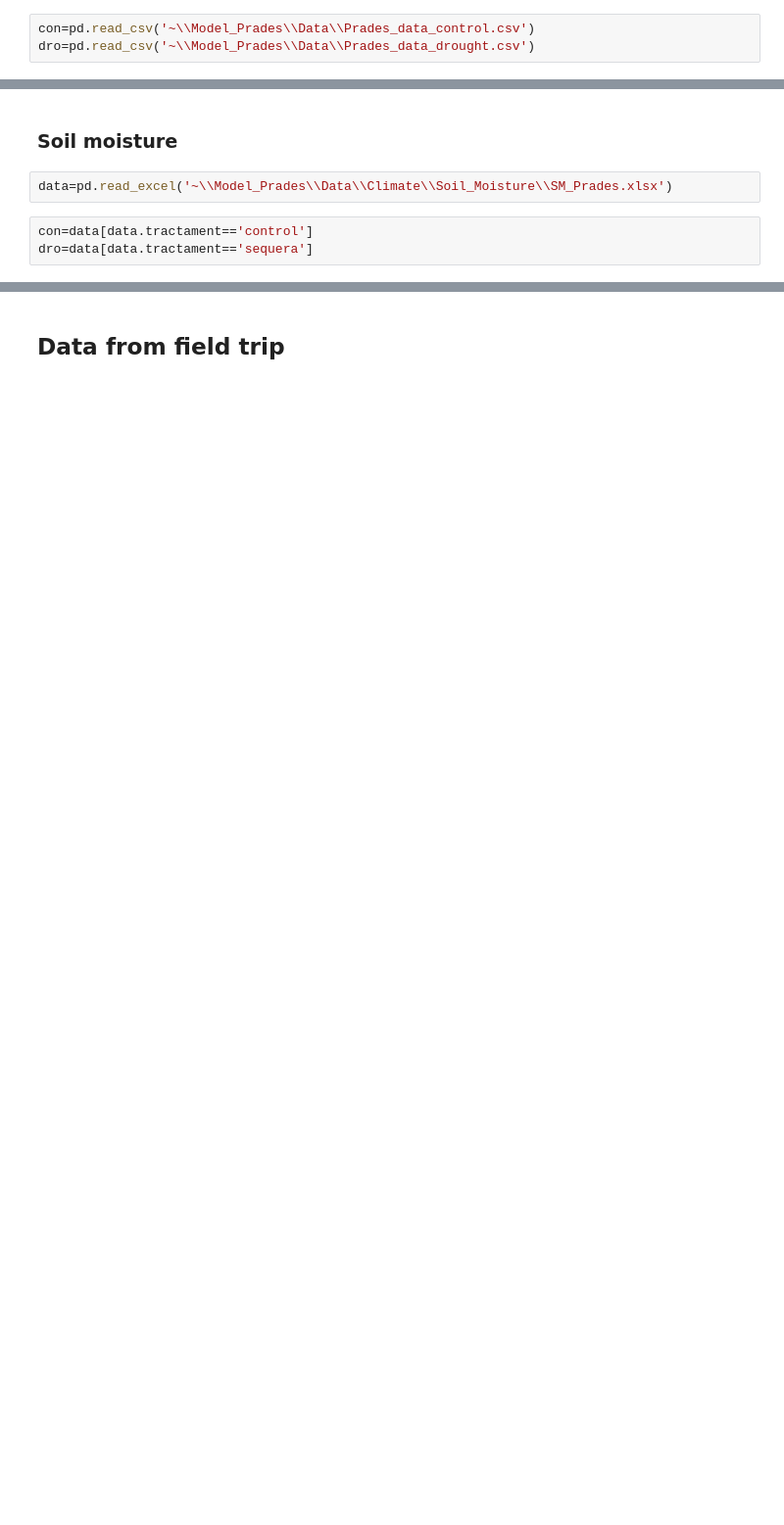
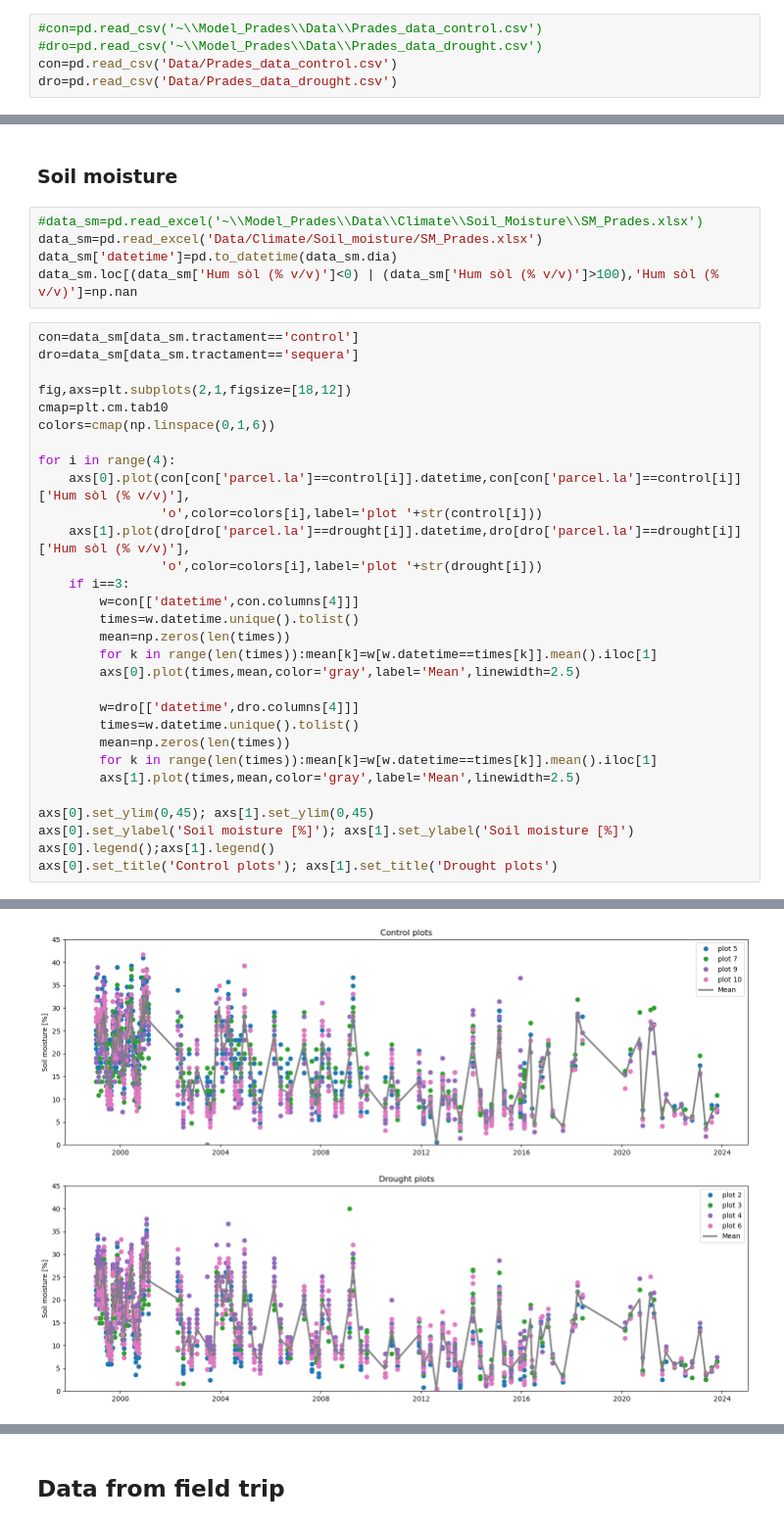
Before and after one commit to Emunozho/Model_Prades, a Jupyter notebook: Pre_analysis.ipynb, the cells around one changed output, grey strips where cells are left out. Shown at 98% size. Cells and saved outputs as stored; diff of their text form; blank space fills up the shorter version.

```diff
--- a/Pre_analysis.ipynb
+++ b/Pre_analysis.ipynb
@@ -12,8 +14,10 @@ drought=[2,3,4,6]
 # %% [markdown]
 ### Carbon stocks
 # %%
-con=pd.read_csv('~\\Model_Prades\\Data\\Prades_data_control.csv')
-dro=pd.read_csv('~\\Model_Prades\\Data\\Prades_data_drought.csv')
+#con=pd.read_csv('~\\Model_Prades\\Data\\Prades_data_control.csv')
+#dro=pd.read_csv('~\\Model_Prades\\Data\\Prades_data_drought.csv')
+con=pd.read_csv('Data/Prades_data_control.csv')
+dro=pd.read_csv('Data/Prades_data_drought.csv')
 # %%
 linestyle=['solid','dotted','dashed','dashdot']
 cmap=plt.cm.tab10
@@ -125,7 +162,38 @@ Text(0, 0.5, 'WS [m s$^{-1}$]')
 # %% [markdown]
 ### Soil moisture
 # %%
-data=pd.read_excel('~\\Model_Prades\\Data\\Climate\\Soil_Moisture\\SM_Prades.xlsx')
+#data_sm=pd.read_excel('~\\Model_Prades\\Data\\Climate\\Soil_Moisture\\SM_Prades.xlsx')
+data_sm=pd.read_excel('Data/Climate/Soil_moisture/SM_Prades.xlsx')
+data_sm['datetime']=pd.to_datetime(data_sm.dia)
+data_sm.loc[(data_sm['Hum sòl (% v/v)']<0) | (data_sm['Hum sòl (% v/v)']>100),'Hum sòl (% v/v)']=np.nan
 # %%
-con=data[data.tractament=='control']
-dro=data[data.tractament=='sequera']
+con=data_sm[data_sm.tractament=='control']
+dro=data_sm[data_sm.tractament=='sequera']
+
+fig,axs=plt.subplots(2,1,figsize=[18,12])
+cmap=plt.cm.tab10
+colors=cmap(np.linspace(0,1,6))
+
+for i in range(4):
+    axs[0].plot(con[con['parcel.la']==control[i]].datetime,con[con['parcel.la']==control[i]]['Hum sòl (% v/v)'],
+                'o',color=colors[i],label='plot '+str(control[i]))
+    axs[1].plot(dro[dro['parcel.la']==drought[i]].datetime,dro[dro['parcel.la']==drought[i]]['Hum sòl (% v/v)'],
+                'o',color=colors[i],label='plot '+str(drought[i]))
+    if i==3:
+        w=con[['datetime',con.columns[4]]]
+        times=w.datetime.unique().tolist()
+        mean=np.zeros(len(times))
+        for k in range(len(times)):mean[k]=w[w.datetime==times[k]].mean().iloc[1]
+        axs[0].plot(times,mean,color='gray',label='Mean',linewidth=2.5)
+
+        w=dro[['datetime',dro.columns[4]]]
+        times=w.datetime.unique().tolist()
+        mean=np.zeros(len(times))
+        for k in range(len(times)):mean[k]=w[w.datetime==times[k]].mean().iloc[1]
+        axs[1].plot(times,mean,color='gray',label='Mean',linewidth=2.5)
+
+axs[0].set_ylim(0,45); axs[1].set_ylim(0,45)
+axs[0].set_ylabel('Soil moisture [%]'); axs[1].set_ylabel('Soil moisture [%]')
+axs[0].legend();axs[1].legend()
+axs[0].set_title('Control plots'); axs[1].set_title('Drought plots')
+# %% [output]
@@ -131,0 +201 @@ dro=data[data.tractament=='sequera']
+[figure, added]
```
Also changed, not shown: parts of 40 cells of this notebook, 15 other files.
